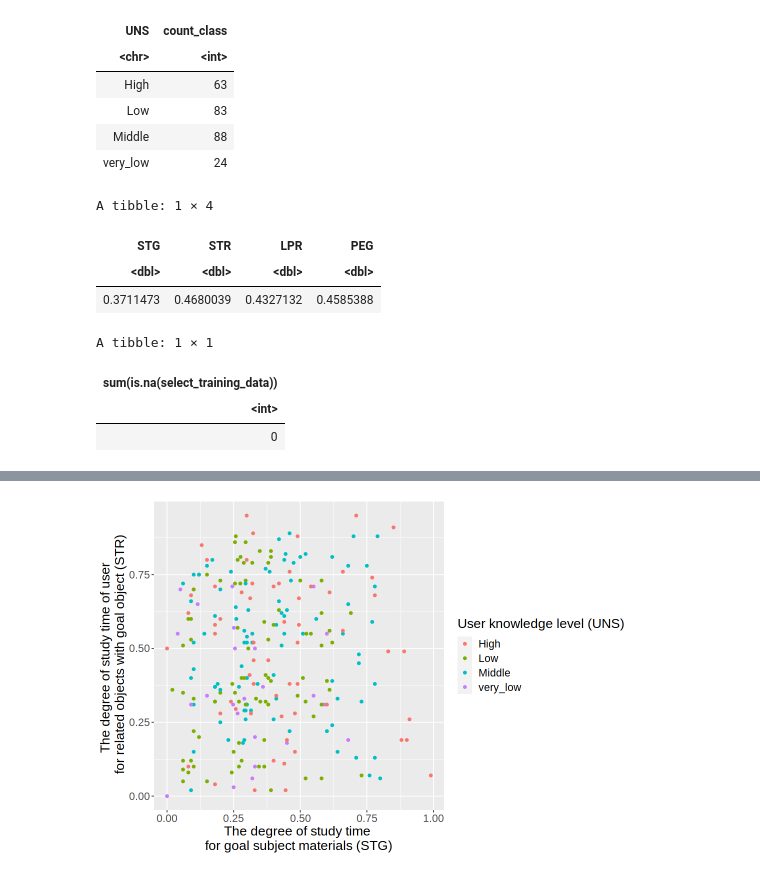
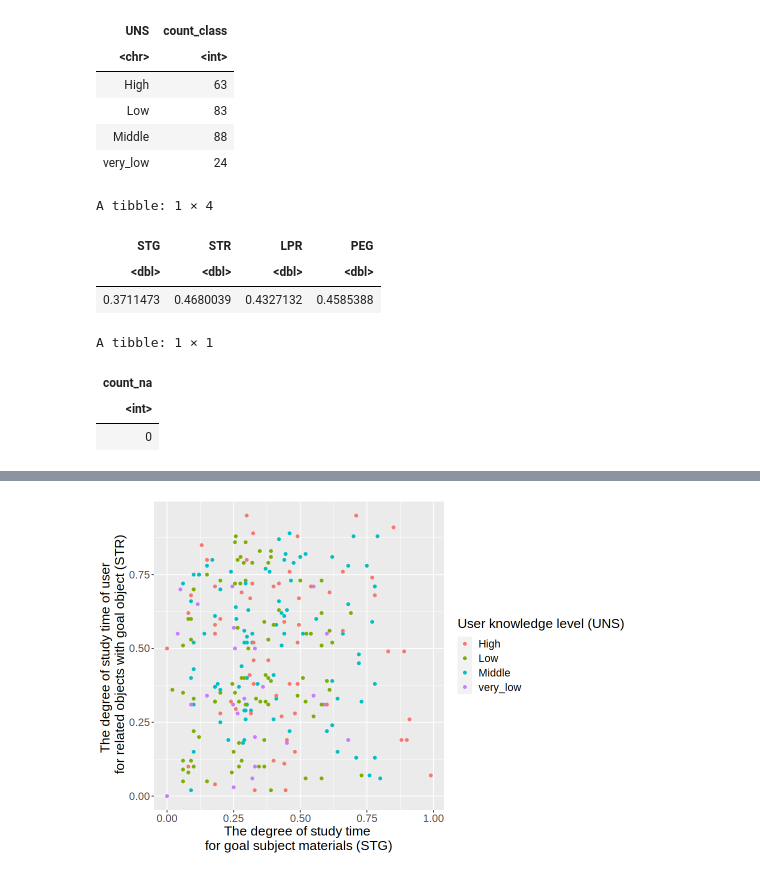
Before and after one commit to thisisyifulin/group_contract, a Jupyter notebook: project_proposal.ipynb, the cells around one changed output, grey strips where cells are left out. Saved outputs shown, nothing was run; the diff lists cells and outputs as text; code cells hidden in the pictures.

Commit message:
combine means, count_na & count_class together

```diff
--- a/project_proposal.ipynb
+++ b/project_proposal.ipynb
@@ -91,22 +91,24 @@ A tibble: 4 × 2
 # %%
 #finds the mean of predictors
 
 select_training_data <- training_data |>
 select(STG, STR, LPR, PEG, UNS) # selecting the variables
 
 
 predictor_means <- select_training_data |>
                    summarize(across(STG:PEG, mean, na.rm = TRUE))
 
 predictor_means
 
-summarize(select_training_data, sum(is.na(select_training_data)))
+#count the number of rows of that included na and renamed it into column count_ca
+data_count_na <- summarize(select_training_data, count_na = sum(is.na(select_training_data)))
+data_count_na
 # %% [output]
 A tibble: 1 × 4
 | STG | STR | LPR | PEG |
 | <dbl> | <dbl> | <dbl> | <dbl> |
 | 0.3711473 | 0.4680039 | 0.4327132 | 0.4585388 |
 A tibble: 1 × 1
-| sum(is.na(select_training_data)) |
+| count_na |
 | <int> |
 | 0 |
```
Also changed, not shown: parts of 2 cells of this notebook.
